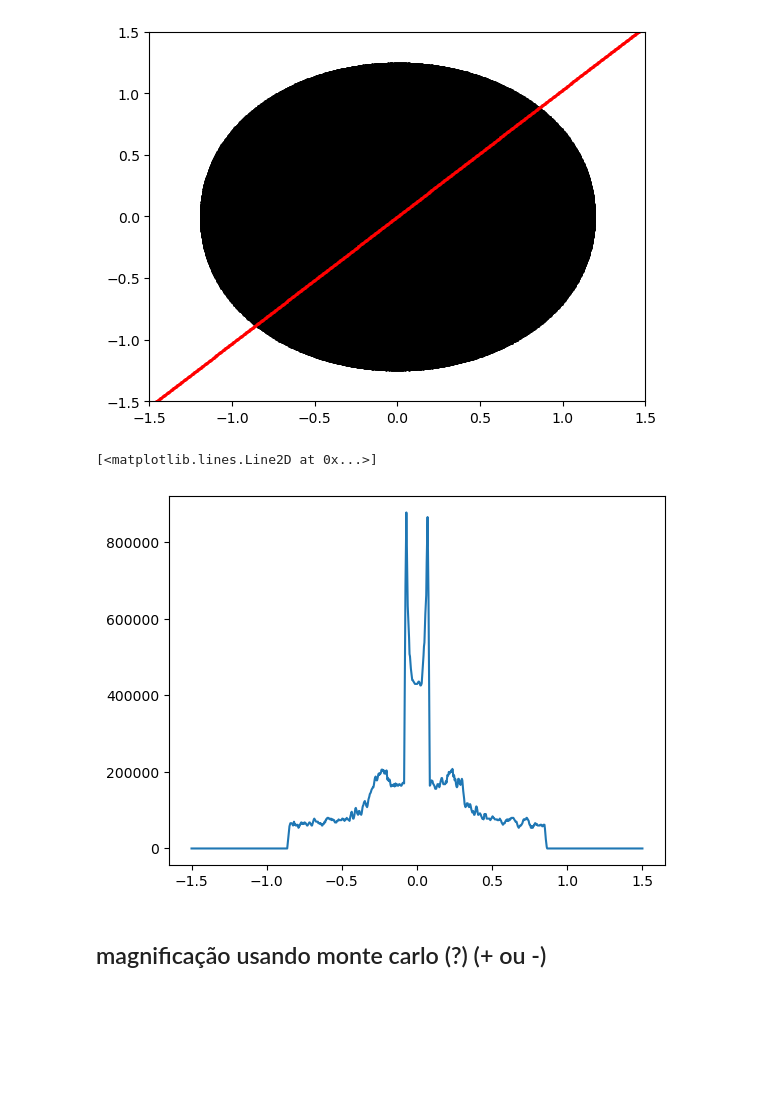
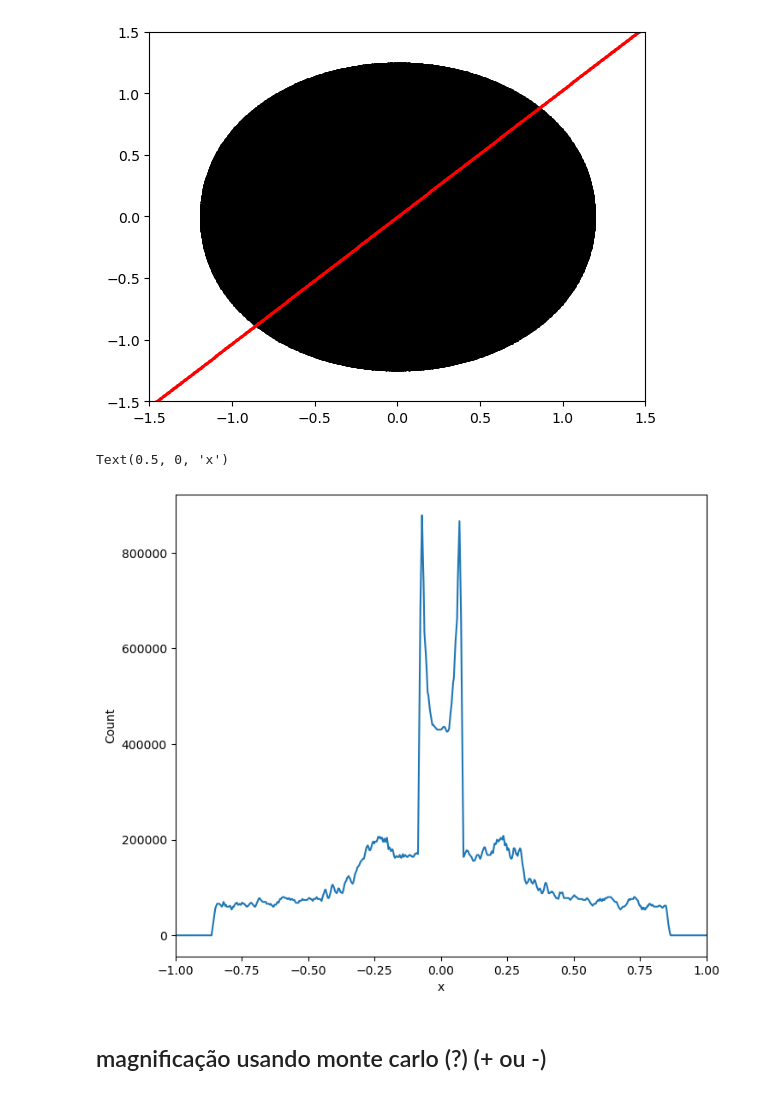
Before and after one commit to ylaksl/Microlensing, a Jupyter notebook: microlensing.ipynb, the cells around one changed output. Saved outputs shown, nothing was run; the diff lists cells and outputs as text; code cells hidden in the pictures; blank space fills up the shorter version.

```diff
--- a/microlensing.ipynb
+++ b/microlensing.ipynb
@@ -282,12 +282,14 @@ kernel = np.ones(window_size) / window_size
 # Perform convolution to smooth the data
 density_smooth = np.convolve(density, kernel, mode='same')
 # %%
+plt.figure(figsize=(8, 7))
 plt.plot(xp, density_smooth)
 plt.ylabel("Count")
+plt.xlim(-1, 1)
 plt.xlabel("x")
 # %% [output]
-[<matplotlib.lines.Line2D at 0x...>]
+Text(0.5, 0, 'x')
-[figure, old version]
+[figure, new version]
 # %% [markdown]
 ## magnificação usando monte carlo (?) (+ ou -)
 # %%
```
Also changed, not shown: parts of 6 cells of this notebook.
